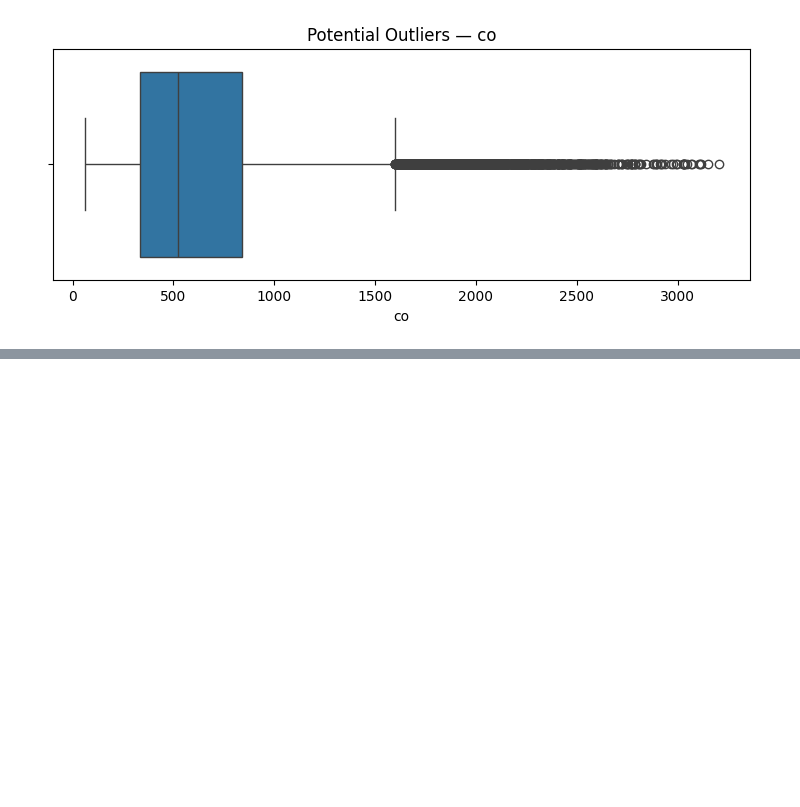
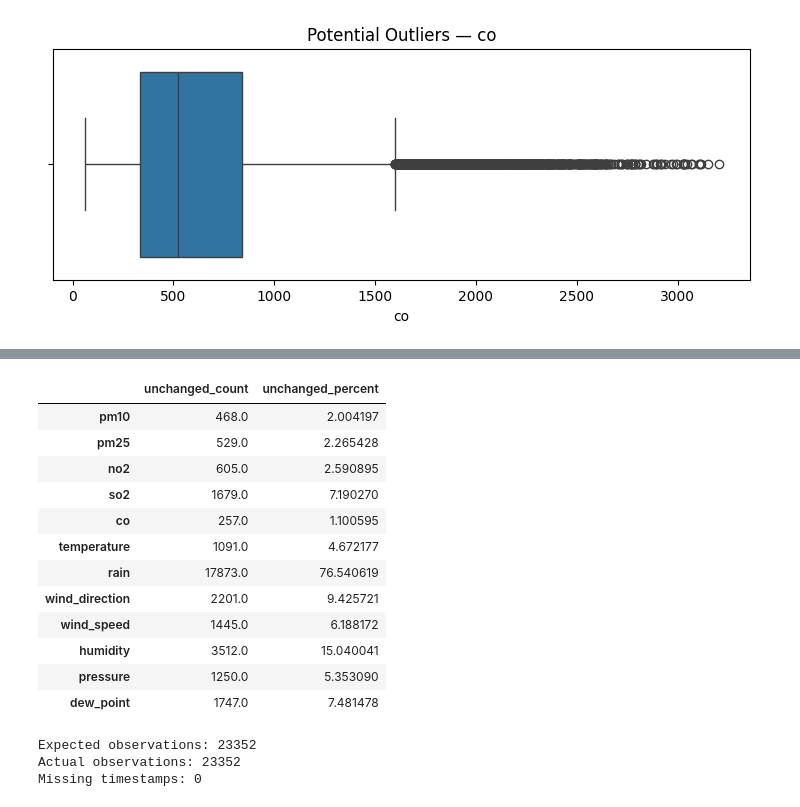
Before and after one commit to rubeshnpl13/Kathmandu-Air-Quality-Intelligence, a Jupyter notebook: notebooks/02_data_quality_cleaning.ipynb, the cells around one changed output, grey strips where cells are left out. Saved outputs shown, nothing was run; the diff lists cells and outputs as text; code cells hidden in the pictures; blank space fills up the shorter version.

```diff
--- a/notebooks/02_data_quality_cleaning.ipynb
+++ b/notebooks/02_data_quality_cleaning.ipynb
@@ -436,0 +595,11 @@ for pollutant in pollutants:
+# %%
+for column in df.columns:
+
+    longest_value_count = (
+        df[column]
+        .value_counts()
+        .head(5)
+    )
+
+    print(f"\n{column}")
+    print(longest_value_count)
@@ -436,0 +624,66 @@ for pollutant in pollutants:
+# %%
+unchanged_summary = {}
+
+for column in df.columns:
+
+    unchanged = (
+        df[column]
+        .eq(df[column].shift(1))
+        .sum()
+    )
+
+    unchanged_summary[column] = {
+        'unchanged_count': unchanged,
+        'unchanged_percent':
+            unchanged / (len(df) - 1) * 100
+    }
+
+unchanged_summary = pd.DataFrame(
+    unchanged_summary
+).T
+
+unchanged_summary
+# %% [output]
+|  | unchanged_count | unchanged_percent |
+| pm10 | 468.0 | 2.004197 |
+| pm25 | 529.0 | 2.265428 |
+| no2 | 605.0 | 2.590895 |
+| so2 | 1679.0 | 7.190270 |
+| co | 257.0 | 1.100595 |
+| temperature | 1091.0 | 4.672177 |
+| rain | 17873.0 | 76.540619 |
+| wind_direction | 2201.0 | 9.425721 |
+| wind_speed | 1445.0 | 6.188172 |
+| humidity | 3512.0 | 15.040041 |
+| pressure | 1250.0 | 5.353090 |
+| dew_point | 1747.0 | 7.481478 |
+# %%
+#temporal continuity
+expected_index = pd.date_range(
+    start=df.index.min(),
+    end=df.index.max(),
+    freq='h'
+)
+
+missing_times = expected_index.difference(
+    df.index
+)
+
+print(
+    "Expected observations:",
+    len(expected_index)
+)
+
+print(
+    "Actual observations:",
+    len(df)
+)
+
+print(
+    "Missing timestamps:",
+    len(missing_times)
+)
+# %% [output]
+Expected observations: 23352
+Actual observations: 23352
+Missing timestamps: 0
```
Also changed, not shown: parts of 23 cells of this notebook, 1 other file.
